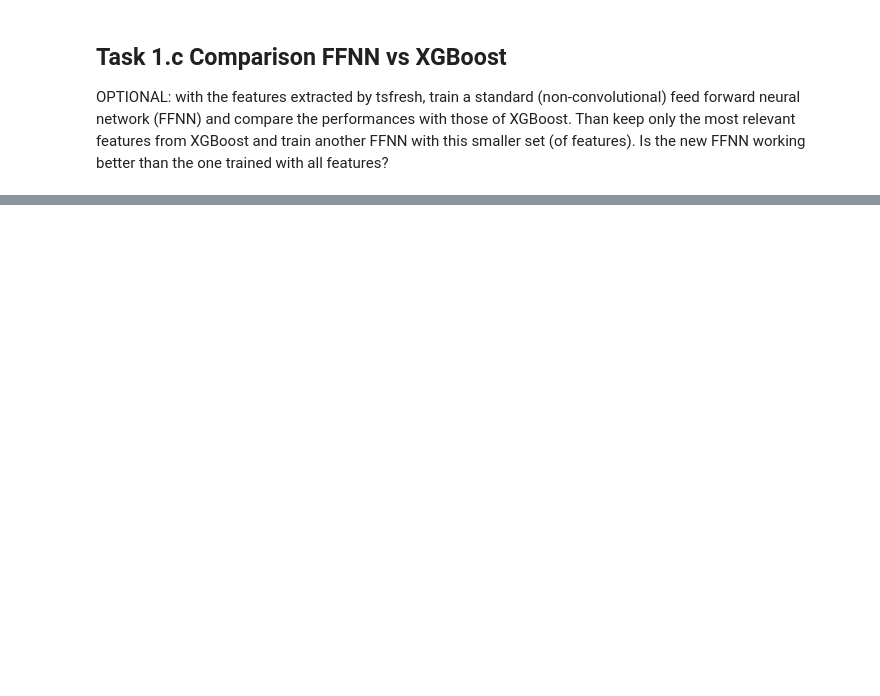
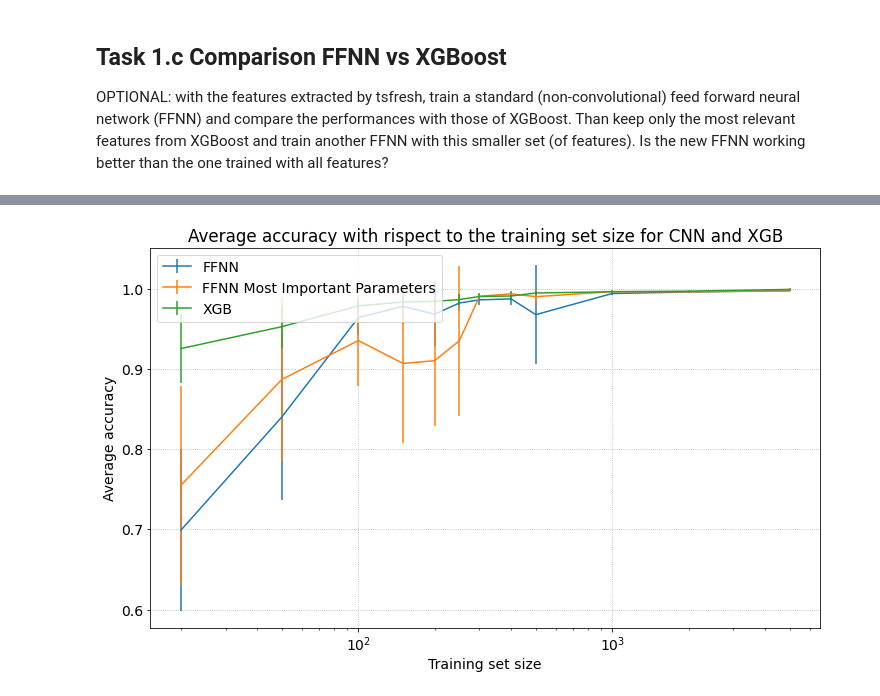
Before and after one commit to emabaci/LCP-mod.-B, a Jupyter notebook: task_4/exercise4.ipynb, the cells around one changed output, grey strips where cells are left out. Cells and saved outputs as stored; diff of their text form; code cells hidden in the pictures; blank space fills up the shorter version.

Commit message:
Task 2 ish ok

```diff
--- a/task_4/exercise4.ipynb
+++ b/task_4/exercise4.ipynb
@@ -1083,0 +779,47 @@ display.HTML(anim.to_jshtml())
+# %%
+N_check = 10
+# Added some more samples than whats in the task to see when they where compariable
+Ns = [20, 50, 100, 150, 200, 250, 300, 400, 500, 1000, 2000, 5000]
+N_validation = 5000 # Since we have a lot of samples
+
+accuracy_scores_FFNN_important = np.zeros((N_check,len(Ns)))
+
+
+for n in tqdm(range(N_check)):
+    for i,N in enumerate(Ns):
+        FFNN_model = create_FFNNmodel(L = N_best_features)
+
+        x_train,y_train,x_valid,y_valid = features_split(x_features_important,y,N_train=N, N_valid = N_validation )
+
+        # Prepare data for NN since normalization is needed
+        y_train = tf.keras.utils.to_categorical(y_train, num_classes=n_class)
+
+        FFNN_model.fit(x_train,y_train,verbose=0,epochs=EPOCHS,batch_size= BATCH_SIZE)
+
+        y_pred_valid = FFNN_model.predict(x_valid)
+
+        accuracy_scores_FFNN_important[n,i] = accuracy_score(y_valid, np.argmax(y_pred_valid,axis = 1))
+# %%
+FFNN_important_avg = np.mean( accuracy_scores_FFNN_important,axis = 0 )
+FFNN_important_std = np.std(  accuracy_scores_FFNN_important,axis = 0 )
+
+XGB_avg  = np.mean( accuracy_scores_XGB,axis  = 0 )
+XGB_std  = np.std(  accuracy_scores_XGB,axis  = 0 )
+
+
+fig, ax  = plt.subplots( figsize = ( 12, 7 ) )
+
+ax.errorbar(Ns,y = FFNN_avg, yerr = FFNN_std , label = "FFNN")
+ax.errorbar(Ns,y = FFNN_important_avg, yerr = FFNN_important_std , label = "FFNN Most Important Parameters")
+ax.errorbar(Ns,y = XGB_avg,  yerr = XGB_std ,  label = "XGB")
+plt.xscale("log")
+
+ax.set_title( 'Average accuracy with rispect to the training set size for CNN and XGB' )
+ax.set_xlabel( 'Training set size' )
+ax.set_ylabel( 'Average accuracy' )
+ax.grid( linestyle = 'dotted' )
+ax.legend( loc = 'upper left' )
+
+plt.show()
+# %% [output]
+[figure, added]
```
Also changed, not shown: parts of 48 cells of this notebook.
